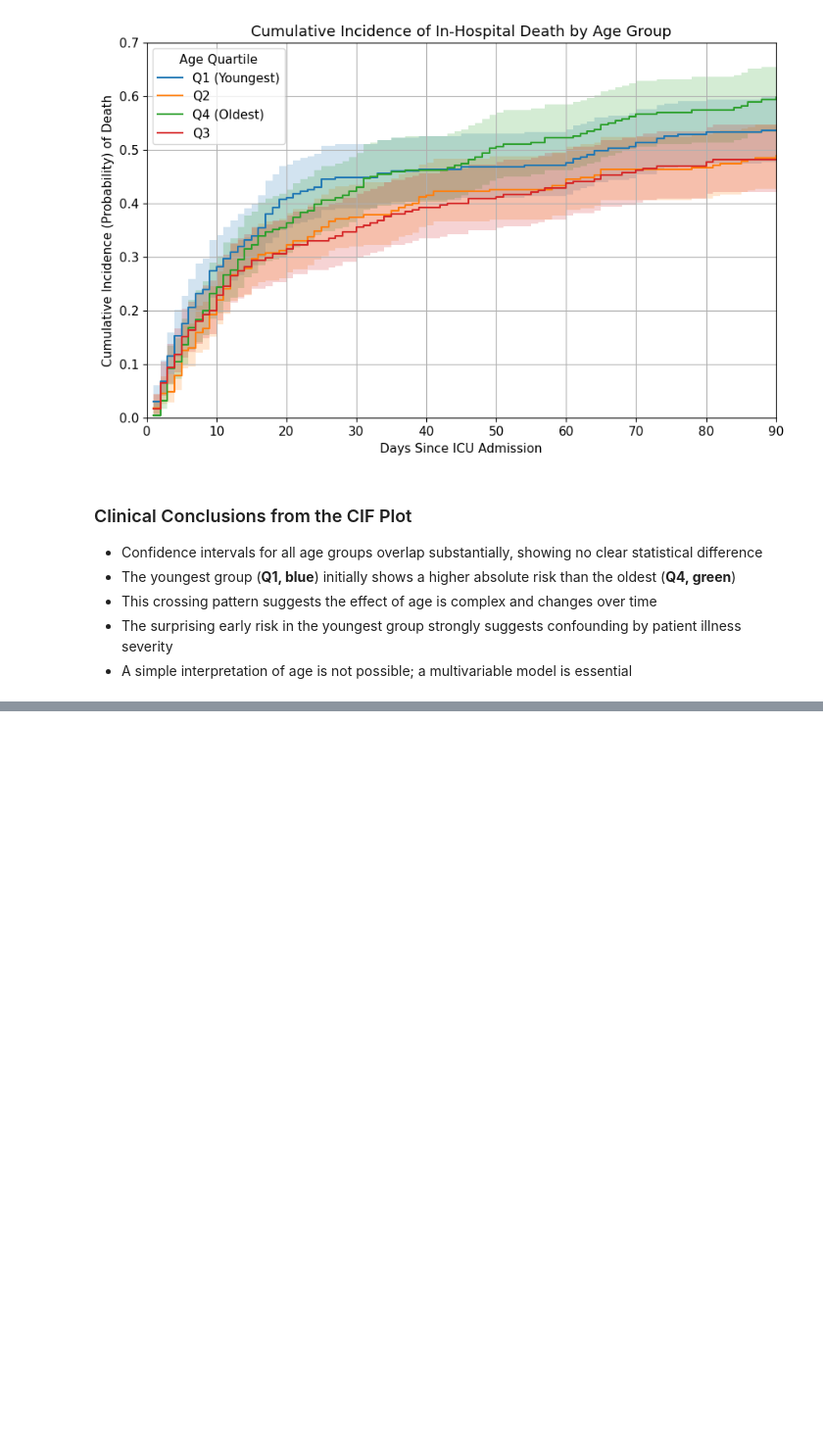
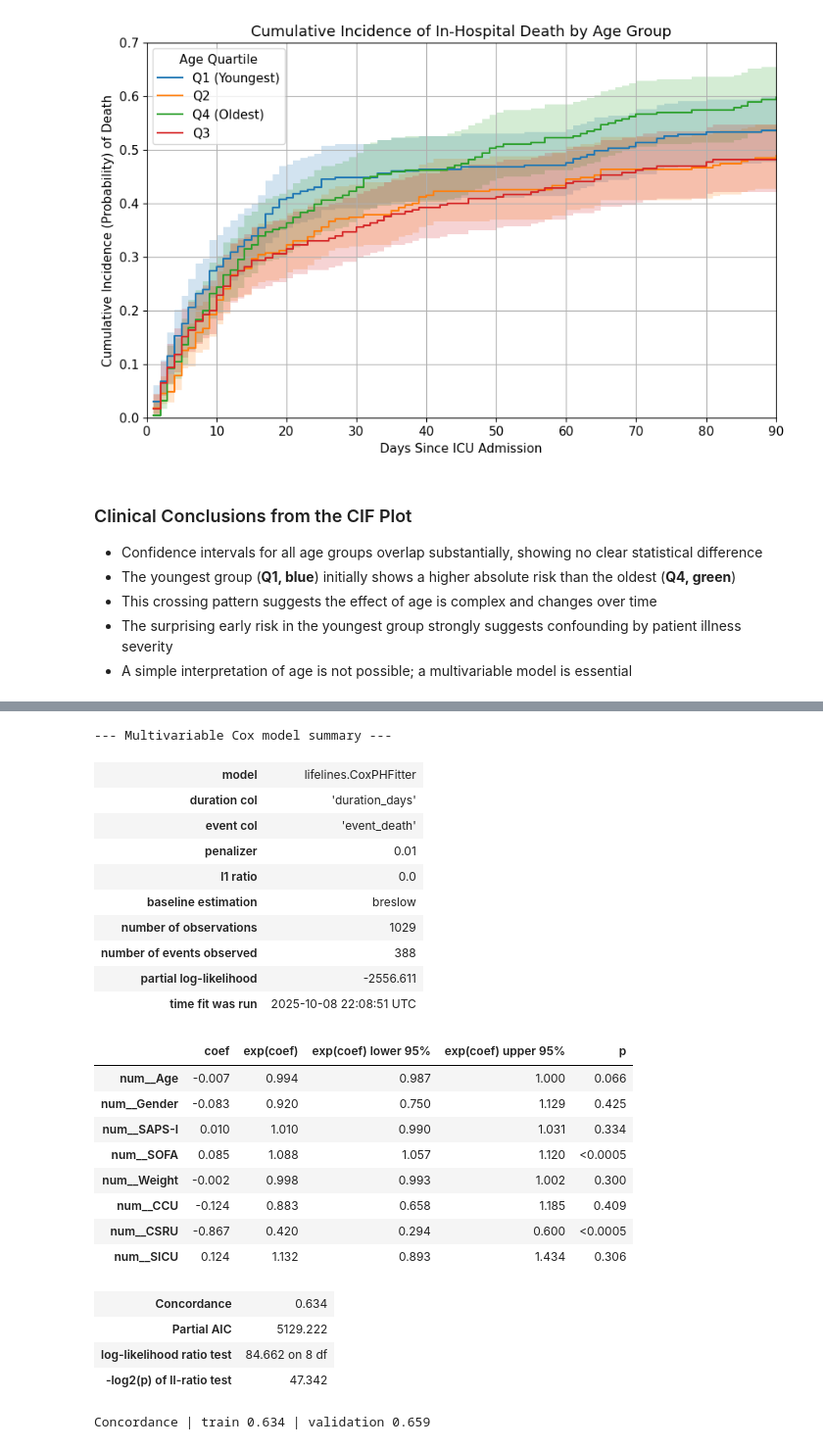
Before and after one commit to IE-ML-for-Healthcare/ICU_Survival_analysis, a Jupyter notebook: 02_ICU_Survival_analysis_CPH.ipynb, the cells around one changed output, grey strips where cells are left out. Shown: that part at 98% size. Cells and saved outputs as stored; diff of their text form; code cells hidden in the pictures; blank space fills up the shorter version.

```diff
--- a/02_ICU_Survival_analysis_CPH.ipynb
+++ b/02_ICU_Survival_analysis_CPH.ipynb
@@ -534,0 +542,69 @@ plt.show()
+# %%
+# 5. Multivariable Cox proportional hazards model
+
+# Safety checks
+for name in ["X_train", "X_val", "y_train", "y_val"]:
+    if name not in globals():
+        raise NameError(f"{name} not defined. Ensure section 3.2 ran successfully")
+
+# 1) Detect feature types and build preprocessor with utils
+numeric_cols, categorical_cols = utils.detect_feature_types(X_train)
+cox_preprocessor = utils.build_preprocessor(
+    numeric_cols=numeric_cols,
+    categorical_cols=categorical_cols,
+    num_strategy="median",
+    cat_strategy="most_frequent"
+)
+
+# 2) Fit on TRAIN ONLY and transform splits
+cox_preprocessor.fit(X_train)
+X_train_cox = utils.to_dataframe(cox_preprocessor, X_train)
+X_val_cox   = utils.to_dataframe(cox_preprocessor, X_val)
+
+# 3) Build modeling frames for lifelines
+train_cox_df = pd.concat([X_train_cox, y_train[["duration_days", "event_death"]]], axis=1)
+val_cox_df   = pd.concat([X_val_cox,   y_val[["duration_days", "event_death"]]],   axis=1)
+
+# 4) Fit Cox PH with Efron ties and a small L2 penalizer for stability
+cph_multi = CoxPHFitter(penalizer=0.01)
+cph_multi.fit(train_cox_df, duration_col="duration_days", event_col="event_death")
+
+print("--- Multivariable Cox model summary ---")
+cph_multi.print_summary(
+    decimals=3,
+    columns=["coef", "exp(coef)", "exp(coef) lower 95%", "exp(coef) upper 95%", "p"]
+)
+
+# 5) Concordance baseline
+cindex_train = float(cph_multi.concordance_index_)
+cindex_val = float(cph_multi.score(val_cox_df, scoring_method="concordance_index"))
+print(f"\nConcordance | train {cindex_train:.3f} | validation {cindex_val:.3f}")
+
+# Keep objects for next steps
+cox_feature_names = X_train_cox.columns.tolist()
+# %% [output]
+--- Multivariable Cox model summary ---
+| model | lifelines.CoxPHFitter |
+| duration col | 'duration_days' |
+| event col | 'event_death' |
+| penalizer | 0.01 |
+| l1 ratio | 0.0 |
+| baseline estimation | breslow |
+| number of observations | 1029 |
+| number of events observed | 388 |
+| partial log-likelihood | -2556.611 |
+| time fit was run | 2025-10-08 22:08:51 UTC |
+|  | coef | exp(coef) | exp(coef) lower 95% | exp(coef) upper 95% | p |
+| num__Age | -0.007 | 0.994 | 0.987 | 1.000 | 0.066 |
+| num__Gender | -0.083 | 0.920 | 0.750 | 1.129 | 0.425 |
+| num__SAPS-I | 0.010 | 1.010 | 0.990 | 1.031 | 0.334 |
+| num__SOFA | 0.085 | 1.088 | 1.057 | 1.120 | <0.0005 |
+| num__Weight | -0.002 | 0.998 | 0.993 | 1.002 | 0.300 |
+| num__CCU | -0.124 | 0.883 | 0.658 | 1.185 | 0.409 |
+| num__CSRU | -0.867 | 0.420 | 0.294 | 0.600 | <0.0005 |
+| num__SICU | 0.124 | 1.132 | 0.893 | 1.434 | 0.306 |
+| Concordance | 0.634 |
+| Partial AIC | 5129.222 |
+| log-likelihood ratio test | 84.662 on 8 df |
+| -log2(p) of ll-ratio test | 47.342 |
+Concordance | train 0.634 | validation 0.659
```
Also changed, not shown: parts of 5 cells of this notebook, 1 other file.
